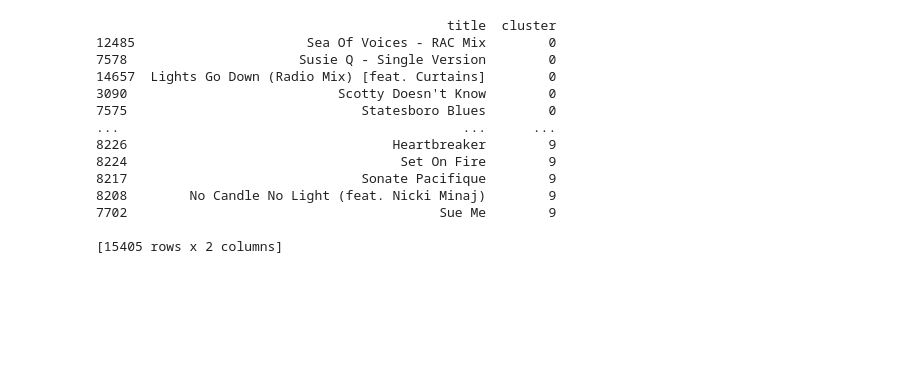
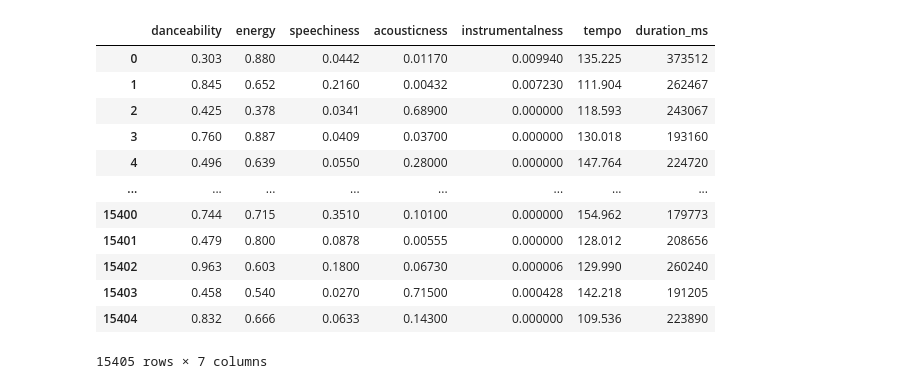
Before and after one commit to thames31/lyrics-emotion-detector, a Jupyter notebook: cluster.ipynb, the cells around one changed output. Saved outputs shown, nothing was run; the diff lists cells and outputs as text; code cells hidden in the pictures; blank space fills up the shorter version.

```diff
--- a/cluster.ipynb
+++ b/cluster.ipynb
@@ -18 +56,18 @@ en_songs.head()
+# %%
+df = en_songs.loc[:, en_songs.columns.intersection(['danceability','energy', 'speechiness', 'acousticness', 'duration_ms', 'tempo', 'instrumentalness'])]
+df
+# %% [output]
+|  | danceability | energy | speechiness | acousticness | instrumentalness | tempo | duration_ms |
+| 0 | 0.303 | 0.880 | 0.0442 | 0.01170 | 0.009940 | 135.225 | 373512 |
+| 1 | 0.845 | 0.652 | 0.2160 | 0.00432 | 0.007230 | 111.904 | 262467 |
+| 2 | 0.425 | 0.378 | 0.0341 | 0.68900 | 0.000000 | 118.593 | 243067 |
+| 3 | 0.760 | 0.887 | 0.0409 | 0.03700 | 0.000000 | 130.018 | 193160 |
+| 4 | 0.496 | 0.639 | 0.0550 | 0.28000 | 0.000000 | 147.764 | 224720 |
+| ... | ... | ... | ... | ... | ... | ... | ... |
+| 15400 | 0.744 | 0.715 | 0.3510 | 0.10100 | 0.000000 | 154.962 | 179773 |
+| 15401 | 0.479 | 0.800 | 0.0878 | 0.00555 | 0.000000 | 128.012 | 208656 |
+| 15402 | 0.963 | 0.603 | 0.1800 | 0.06730 | 0.000006 | 129.990 | 260240 |
+| 15403 | 0.458 | 0.540 | 0.0270 | 0.71500 | 0.000428 | 142.218 | 191205 |
+| 15404 | 0.832 | 0.666 | 0.0633 | 0.14300 | 0.000000 | 109.536 | 223890 |
+15405 rows × 7 columns
 # %%
@@ -21,20 +75,0 @@ X = vector.fit_transform(en_songs.lyrics)
-# %%
-model = KMeans(n_clusters=10, init='k-means++', max_iter=200, n_init=10)
-model.fit(X)
-labels=model.labels_
-songs_cl=pd.DataFrame(list(zip(en_songs.track_name,labels)),columns=['title','cluster'])
-# %% [output]
-                                             title  cluster
-12485                      Sea Of Voices - RAC Mix        0
-7578                      Susie Q - Single Version        0
-14657  Lights Go Down (Radio Mix) [feat. Curtains]        0
-3090                           Scotty Doesn't Know        0
-7575                              Statesboro Blues        0
-...                                            ...      ...
-8226                                  Heartbreaker        9
-8224                                   Set On Fire        9
-8217                              Sonate Pacifique        9
-8208        No Candle No Light (feat. Nicki Minaj)        9
-7702                                        Sue Me        9
-
-[15405 rows x 2 columns]
```
Also changed, not shown: parts of 11 cells of this notebook, 3 other files.
